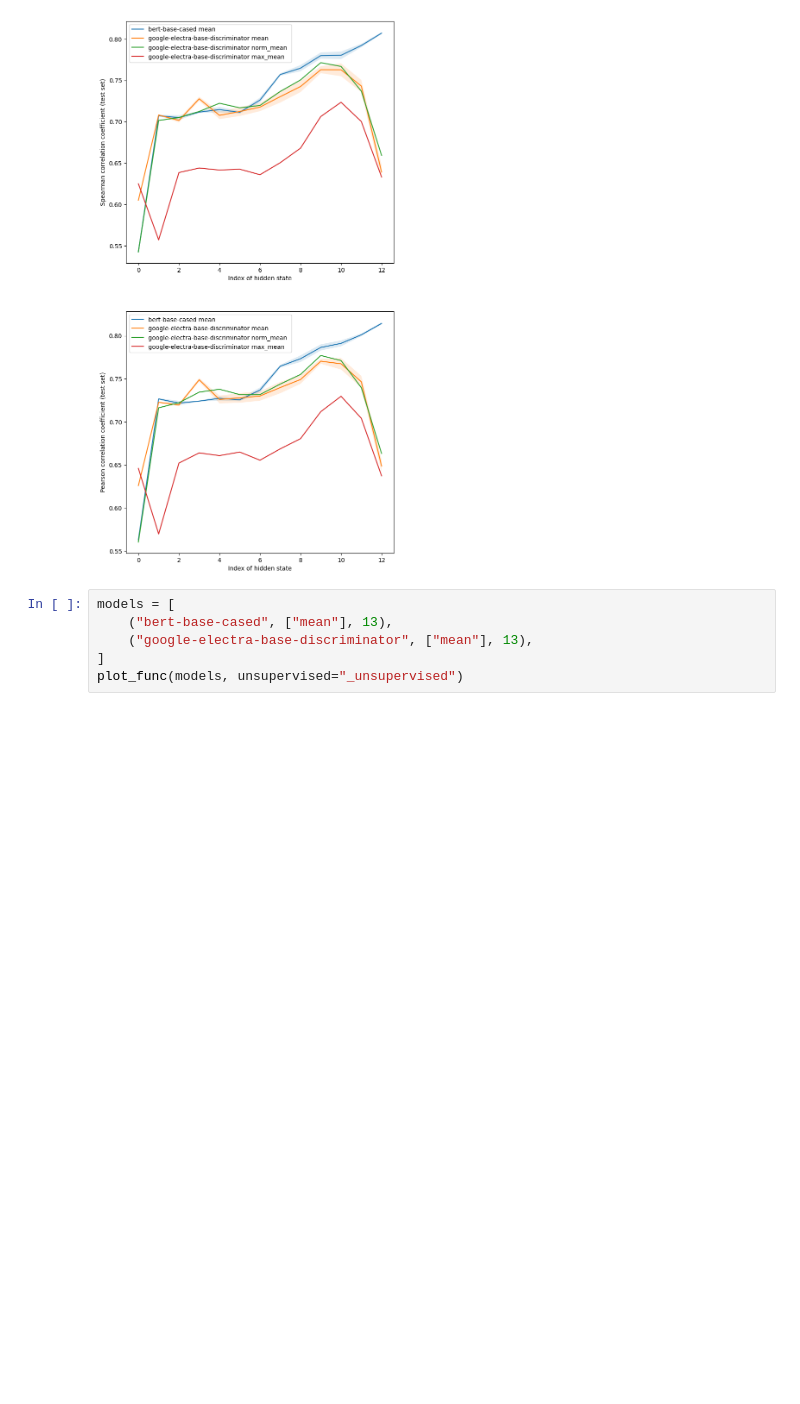
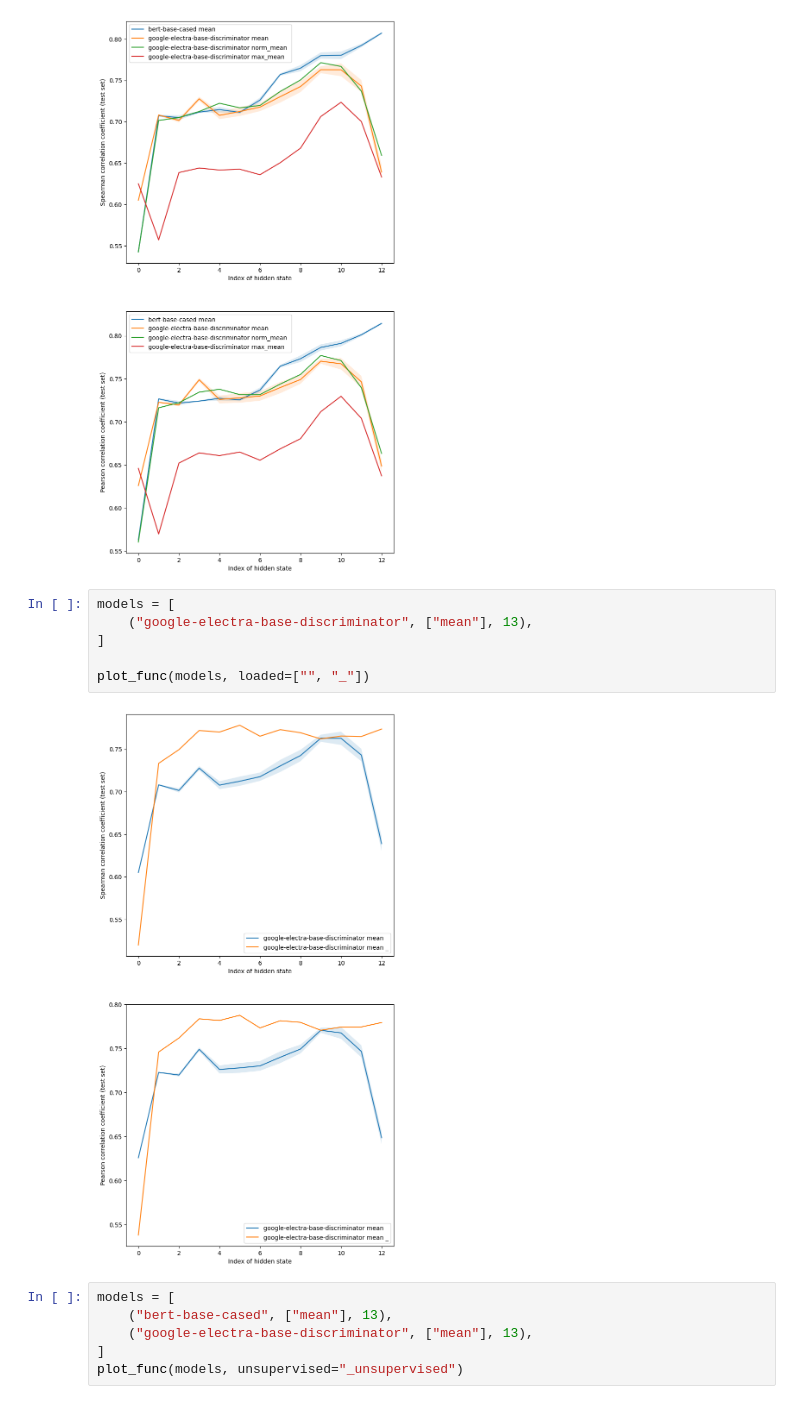
Before and after one commit to ir2718/similarity-embedding-quality, a Jupyter notebook: notebooks/comparison2.ipynb, the cells around one changed output. Saved outputs shown, nothing was run; the diff lists cells and outputs as text; blank space fills up the shorter version.

```diff
--- a/notebooks/comparison2.ipynb
+++ b/notebooks/comparison2.ipynb
@@ -96,6 +96,14 @@ models = [
 plot_func(models)
 # %% [output]
 [figure]
+# %%
+models = [
+    ("google-electra-base-discriminator", ["mean"], 13),
+]
+
+plot_func(models, loaded=["", "_"])
+# %% [output]
+[figure, added]
 # %%
 models = [
     ("bert-base-cased", ["mean"], 13),
```
Also changed, not shown: parts of 3 cells of this notebook, 8 other files.
